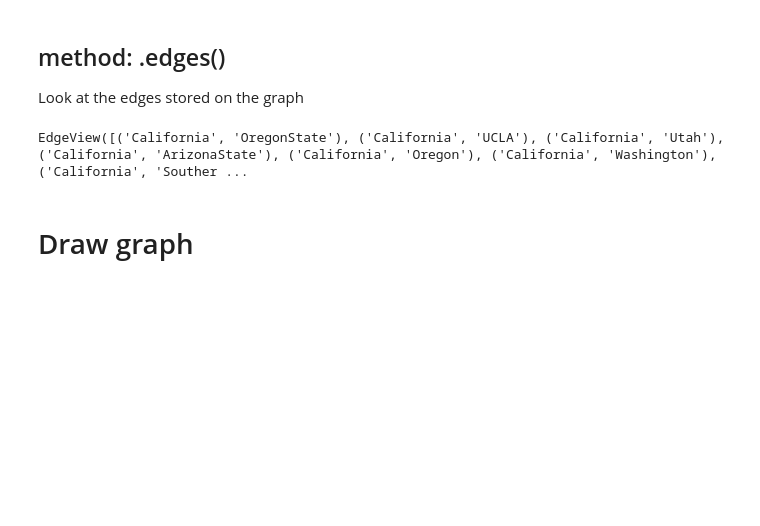
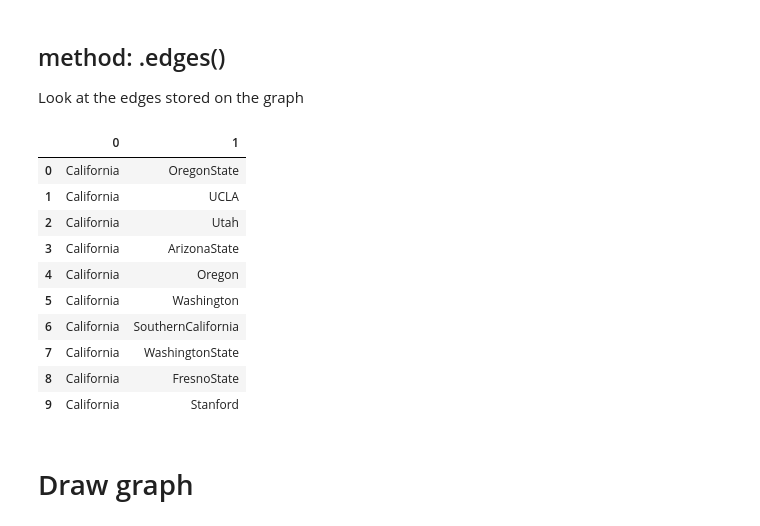
Before and after one commit to nikolausn/wholetale-network-analysis, a Jupyter notebook: Network_Analysis_101.ipynb, the cells around one changed output. Drawn from its saved outputs; the diff is of its cells as text; code cells hidden in the pictures; blank space fills up the shorter version.

```diff
--- a/Network_Analysis_101.ipynb
+++ b/Network_Analysis_101.ipynb
@@ -50,10 +60,20 @@ NodeView(('California', 'Arkansas', 'SouthernMethodist', 'TexasElPaso', 'Virgini
 ## method: .edges()
 
 Look at the edges stored on the graph
-# %%
-football_graph.edges()
-# %% [output]
-EdgeView([('California', 'OregonState'), ('California', 'UCLA'), ('California', 'Utah'), ('California', 'ArizonaState'), ('California', 'Oregon'), ('California', 'Washington'), ('California', 'Souther ...
+# %%
+pd.DataFrame(list(football_graph.edges())).head(10)
+# %% [output]
+|  | 0 | 1 |
+| 0 | California | OregonState |
+| 1 | California | UCLA |
+| 2 | California | Utah |
+| 3 | California | ArizonaState |
+| 4 | California | Oregon |
+| 5 | California | Washington |
+| 6 | California | SouthernCalifornia |
+| 7 | California | WashingtonState |
+| 8 | California | FresnoState |
+| 9 | California | Stanford |
 # %% [markdown]
 # Draw graph
 # %%
```
Also changed, not shown: parts of 7 cells of this notebook.
